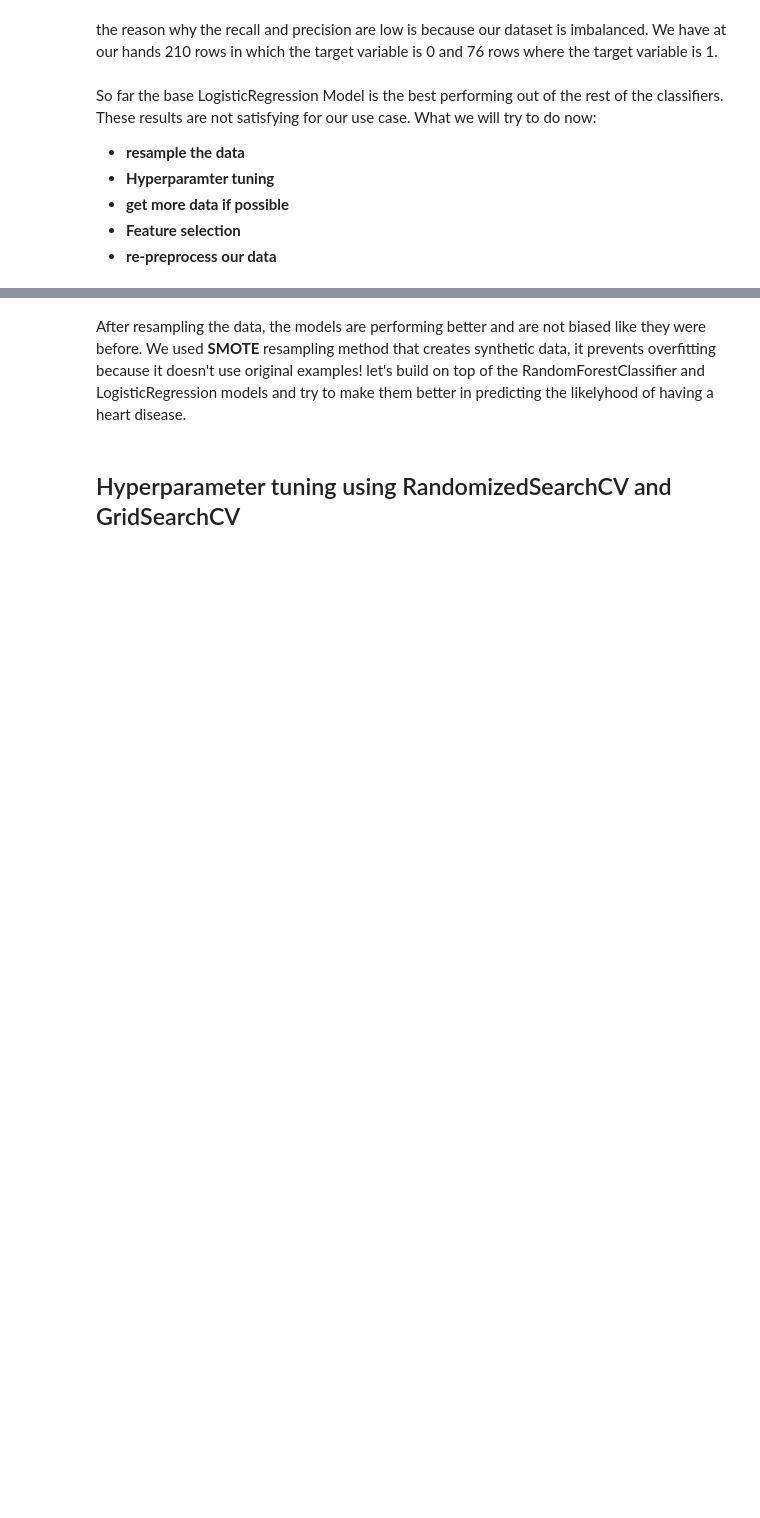
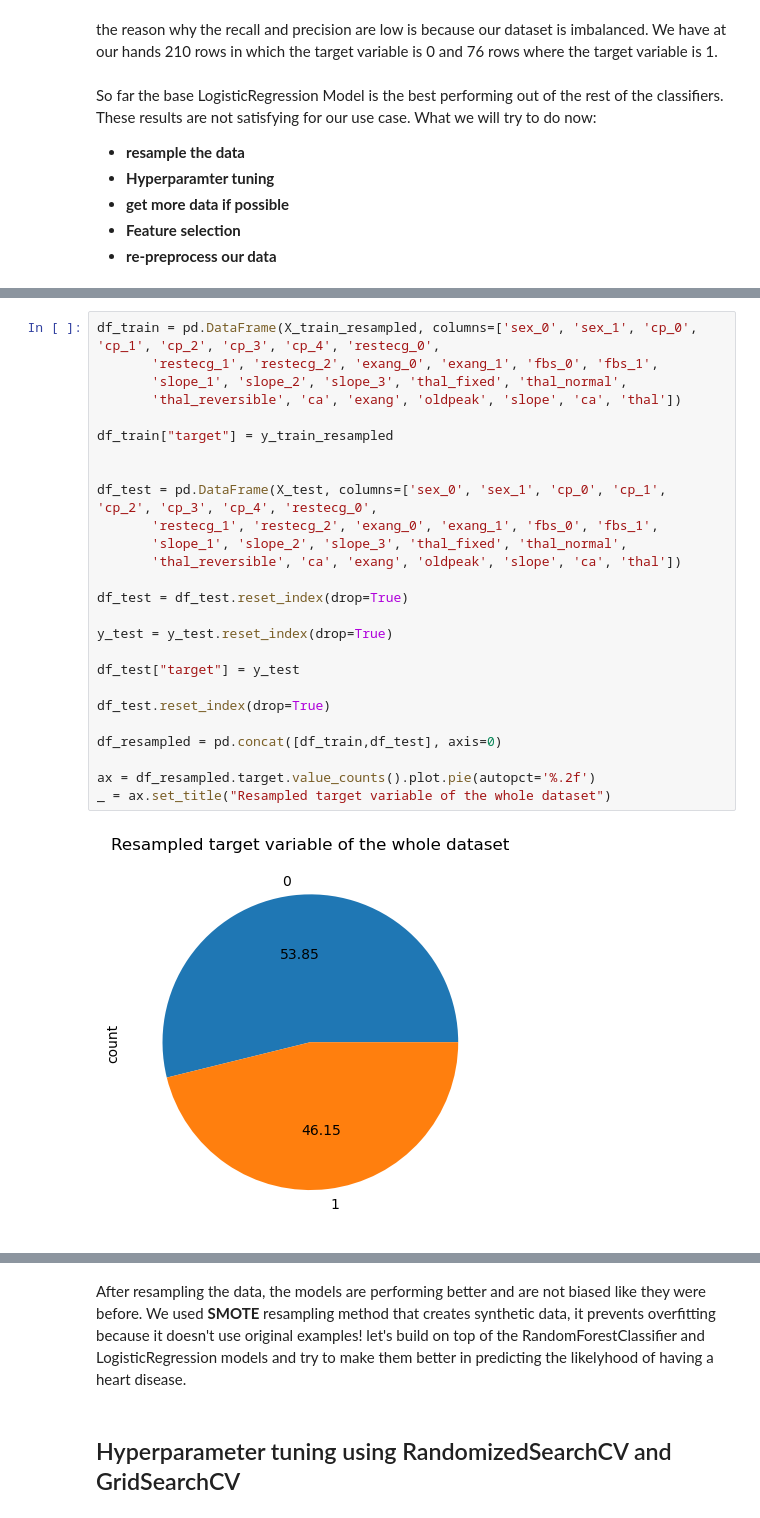
Before and after one commit to mouadiscoding/Sihati-4.0, a Jupyter notebook: heart_disease.ipynb, the cells around one changed output, grey strips where cells are left out. Drawn from its saved outputs; the diff is of its cells as text; blank space fills up the shorter version.

```diff
--- a/heart_disease.ipynb
+++ b/heart_disease.ipynb
@@ -548,0 +556,28 @@ _ = ax.set_title("Under-sampling")
+# %%
+df_train = pd.DataFrame(X_train_resampled, columns=['sex_0', 'sex_1', 'cp_0', 'cp_1', 'cp_2', 'cp_3', 'cp_4', 'restecg_0',
+       'restecg_1', 'restecg_2', 'exang_0', 'exang_1', 'fbs_0', 'fbs_1',
+       'slope_1', 'slope_2', 'slope_3', 'thal_fixed', 'thal_normal',
+       'thal_reversible', 'ca', 'exang', 'oldpeak', 'slope', 'ca', 'thal'])
+
+df_train["target"] = y_train_resampled
+
+
+df_test = pd.DataFrame(X_test, columns=['sex_0', 'sex_1', 'cp_0', 'cp_1', 'cp_2', 'cp_3', 'cp_4', 'restecg_0',
+       'restecg_1', 'restecg_2', 'exang_0', 'exang_1', 'fbs_0', 'fbs_1',
+       'slope_1', 'slope_2', 'slope_3', 'thal_fixed', 'thal_normal',
+       'thal_reversible', 'ca', 'exang', 'oldpeak', 'slope', 'ca', 'thal'])
+
+df_test = df_test.reset_index(drop=True)
+
+y_test = y_test.reset_index(drop=True)
+
+df_test["target"] = y_test
+
+df_test.reset_index(drop=True)
+
+df_resampled = pd.concat([df_train,df_test], axis=0)
+
+ax = df_resampled.target.value_counts().plot.pie(autopct='%.2f')
+_ = ax.set_title("Resampled target variable of the whole dataset")
+# %% [output]
+[figure, added]
```
Also changed, not shown: parts of 20 cells of this notebook, 1 other file.
